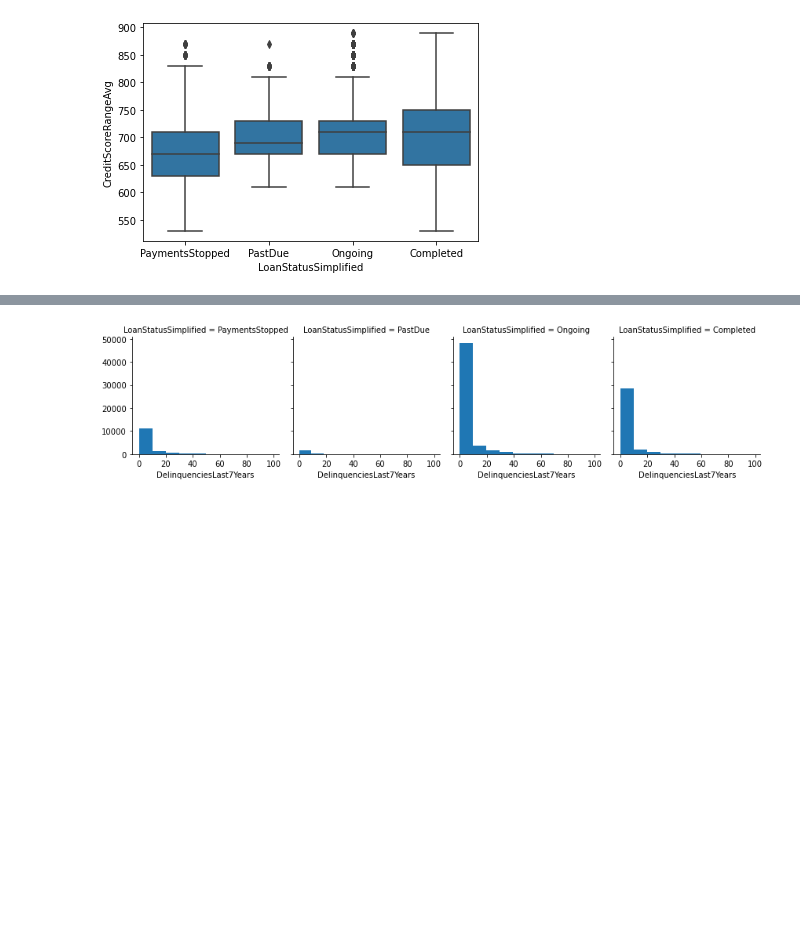
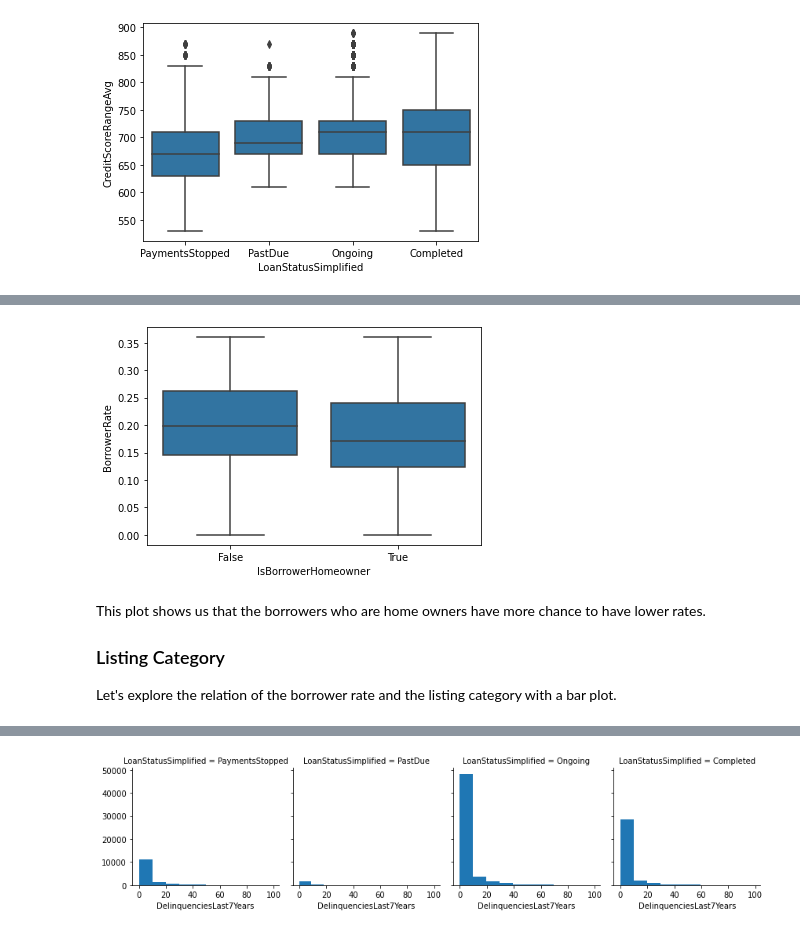
Before and after one commit to Simonmaignan/udacity-data-analysis, a Jupyter notebook: project-communicate-data-findings/data_exploration.ipynb, the cells around one changed output, grey strips where cells are left out. Cells and saved outputs as stored; diff of their text form; code cells hidden in the pictures; blank space fills up the shorter version.

```diff
--- a/project-communicate-data-findings/data_exploration.ipynb
+++ b/project-communicate-data-findings/data_exploration.ipynb
@@ -755,0 +768,9 @@ In this section, I will try to find the main variables that can have an impact o
+# %%
+sb.boxplot(data=df_loan_data, x='IsBorrowerHomeowner', y='BorrowerRate', color=base_color);
+# %% [output]
+[figure, added]
+# %% [markdown]
+This plot shows us that the borrowers who are home owners have more chance to have lower rates.
+
+### Listing Category
+Let's explore the relation of the borrower rate and the listing category with a bar plot.
```
Also changed, not shown: parts of 7 cells of this notebook.
